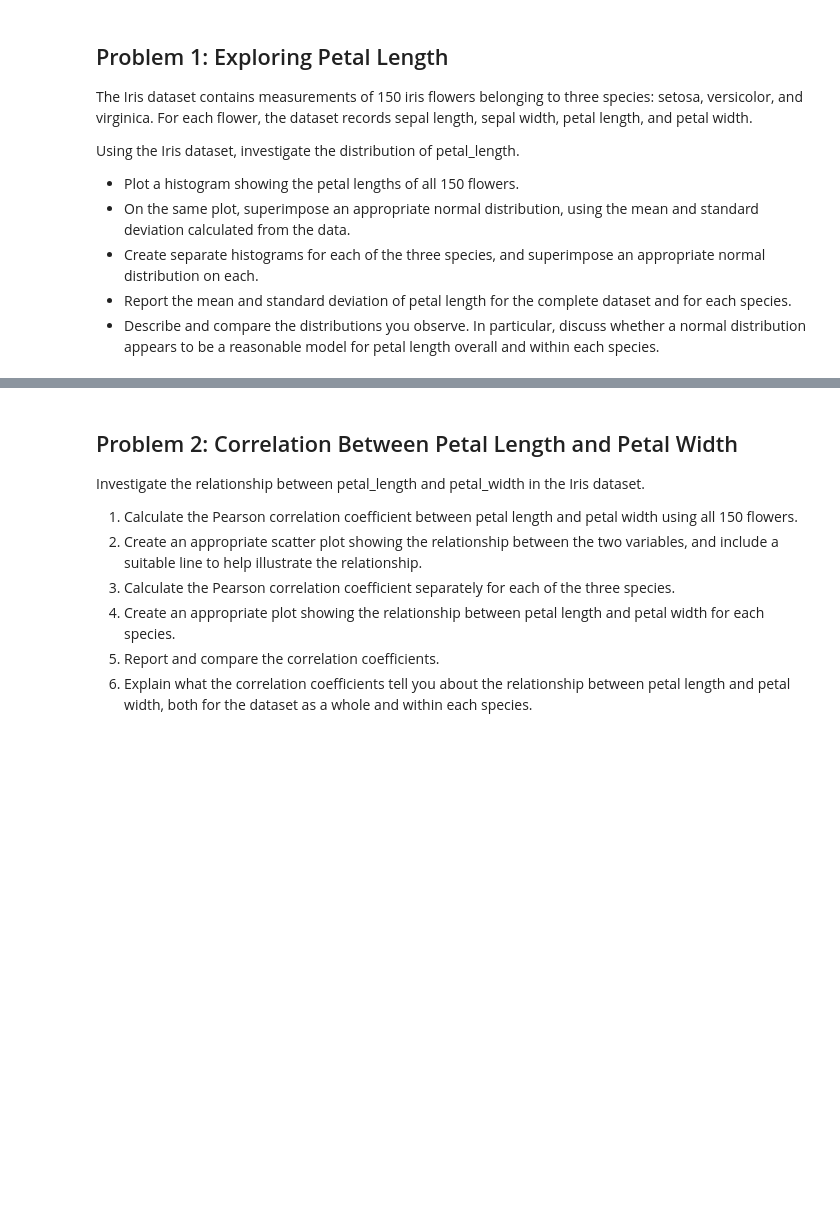
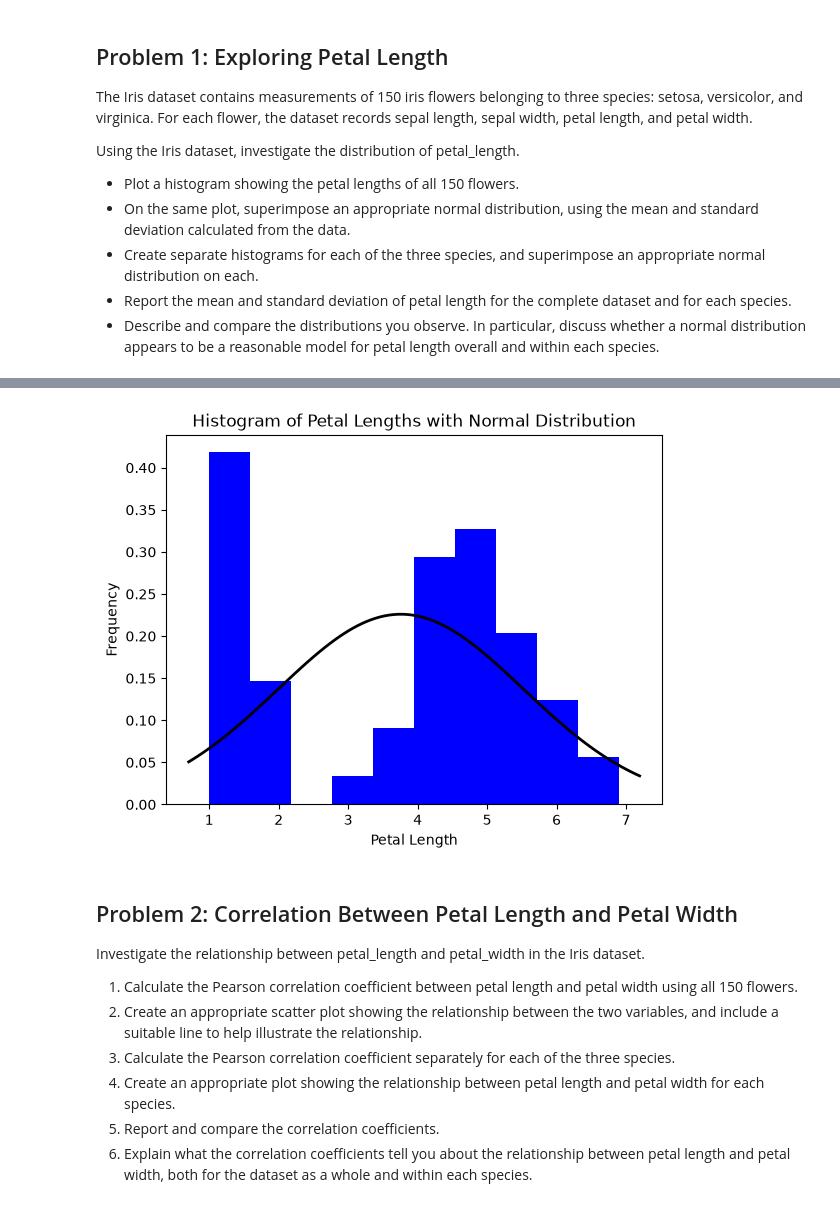
Before and after one commit to marianemcgrath/applied-statistics, a Jupyter notebook: problems.ipynb, the cells around one changed output, grey strips where cells are left out. Drawn from its saved outputs; the diff is of its cells as text; code cells hidden in the pictures; blank space fills up the shorter version.

```diff
--- a/problems.ipynb
+++ b/problems.ipynb
@@ -60,3 +69,23 @@ Using the Iris dataset, investigate the distribution of petal_length.
+# %%
+# Adding a normal distribution on the histogram
+
+mean = iris_data['petal.length'].mean()
+std = iris_data['petal.length'].std()
+
+plt.hist(iris_data['petal.length'], bins=10, density=True, color='b')
+
+xmin, xmax = plt.xlim()
+x = np.linspace(xmin, xmax, 100)
+p = (1 / (std * np.sqrt(2 * np.pi))) * np.exp(-0.5 * ((x - mean) / std) ** 2)
+plt.plot(x, p, 'k', linewidth=2)
+
+plt.xlabel('Petal Length')
+plt.ylabel('Frequency')
+plt.title('Histogram of Petal Lengths with Normal Distribution')
+
+plt.show()
+# %% [output]
+[figure, added]
 # %% [markdown]
 ## Problem 2: Correlation Between Petal Length and Petal Width
 
```
Also changed, not shown: parts of 1 cell of this notebook, 2 other files.
